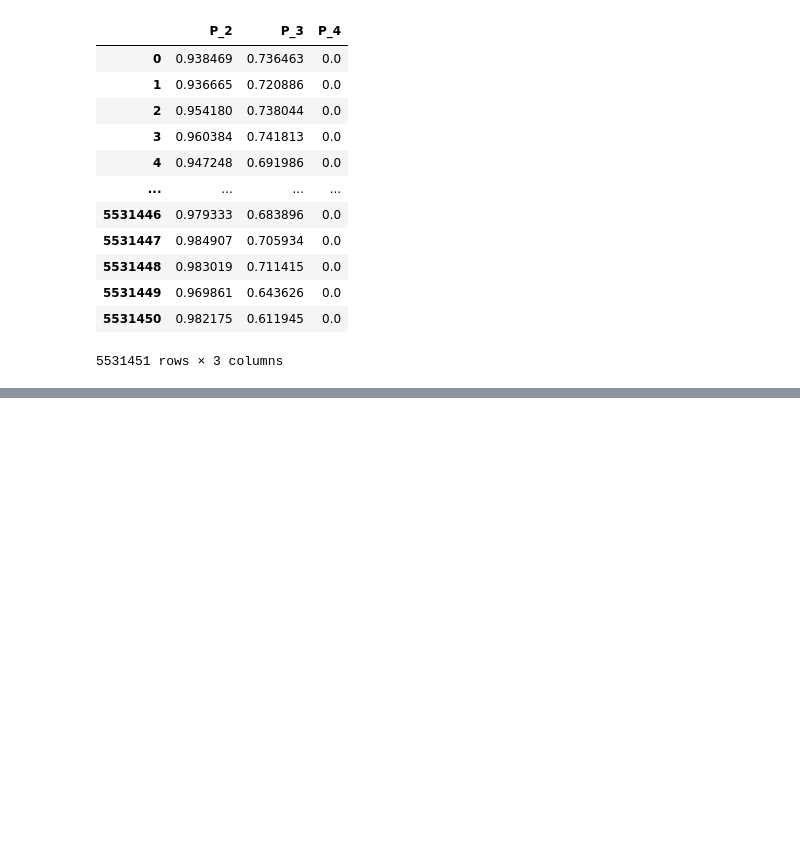
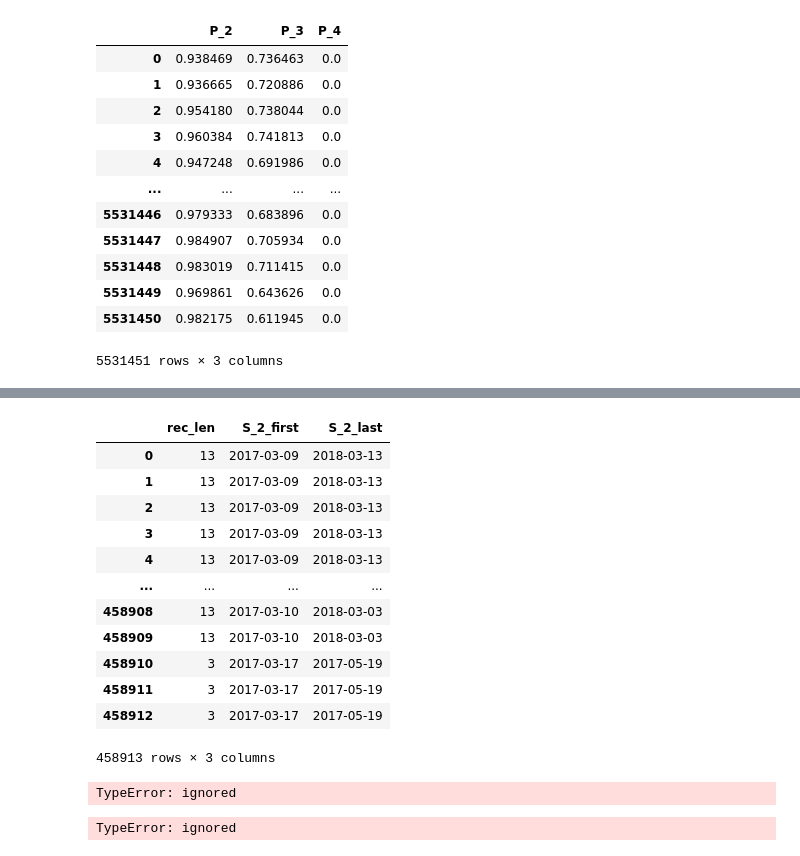
Before and after one commit to eutiagovski/amex-default-predicition, a Jupyter notebook: data-exploring/Amex_Default_Data_Exploring.ipynb, the cells around one changed output, grey strips where cells are left out. Drawn from its saved outputs; the diff is of its cells as text; code cells hidden in the pictures; blank space fills up the shorter version.

```diff
--- a/data-exploring/Amex_Default_Data_Exploring.ipynb
+++ b/data-exploring/Amex_Default_Data_Exploring.ipynb
@@ -150,0 +256,12 @@ df_p
+# %%
+df = X_train
+# %%
+# checking dates
+
+dff = pd.DataFrame()
+# %%
+ ### How many rows of records does each customer has?
+
+
+dff['rec_len'] = df[['customer_ID', 'S_2']].groupby(by=['customer_ID'])['S_2'].transform('count')
+dff
@@ -150,0 +282,36 @@ df_p
+# %%
+### Encode the 1st statement and the last statement time
+dff['S_2_first'] = df[['customer_ID', 'S_2']].groupby(by=['customer_ID'])['S_2'].transform('min')
+dff['S_2_last'] = df[['customer_ID', 'S_2']].groupby(by=['customer_ID'])['S_2'].transform('max')
+
+dff
+# %% [output]
+|  | rec_len | S_2_first | S_2_last |
+| 0 | 13 | 2017-03-09 | 2018-03-13 |
+| 1 | 13 | 2017-03-09 | 2018-03-13 |
+| 2 | 13 | 2017-03-09 | 2018-03-13 |
+| 3 | 13 | 2017-03-09 | 2018-03-13 |
+| 4 | 13 | 2017-03-09 | 2018-03-13 |
+| ... | ... | ... | ... |
+| 458908 | 13 | 2017-03-10 | 2018-03-03 |
+| 458909 | 13 | 2017-03-10 | 2018-03-03 |
+| 458910 | 3 | 2017-03-17 | 2017-05-19 |
+| 458911 | 3 | 2017-03-17 | 2017-05-19 |
+| 458912 | 3 | 2017-03-17 | 2017-05-19 |
+458913 rows × 3 columns
+# %%
+### For how long(days) the customer is receiving the statements
+dff['S_2_period'] = (df[['customer_ID', 'S_2']].groupby(by=['customer_ID'])['S_2'].transform('max') - df[['customer_ID', 'S_2']].groupby(by=['customer_ID'])['S_2'].transform('min')).dt.days
+dff
+# %% [output]
+TypeError: ignored
+# %%
+### Days Between 2 statements
+dff['days_between_statements'] = df[['customer_ID', 'S_2']].sort_values(by=['customer_ID', 'S_2']).groupby(by=['customer_ID'])['S_2'].transform('diff').dt.days
+dff['days_between_statements'] = df['days_between_statements'].fillna(0)
+dff['days_between_statements_mean'] = df[['customer_ID', 'days_between_statements']].sort_values(by=['customer_ID', 'days_between_statements']).groupby(by=['customer_ID']).transform('mean')
+dff['days_between_statements_std'] = df[['customer_ID', 'days_between_statements']].sort_values(by=['customer_ID', 'days_between_statements']).groupby(by=['customer_ID']).transform('std')
+dff['days_between_statements_max'] = df[['customer_ID', 'days_between_statements']].sort_values(by=['customer_ID', 'days_between_statements']).groupby(by=['customer_ID']).transform('max')
+dff['days_between_statements_min'] = df[['customer_ID', 'days_between_statements']].sort_values(by=['customer_ID', 'days_between_statements']).groupby(by=['customer_ID']).transform('min')
+# %% [output]
+TypeError: ignored
```
Also changed, not shown: parts of 14 cells of this notebook.
